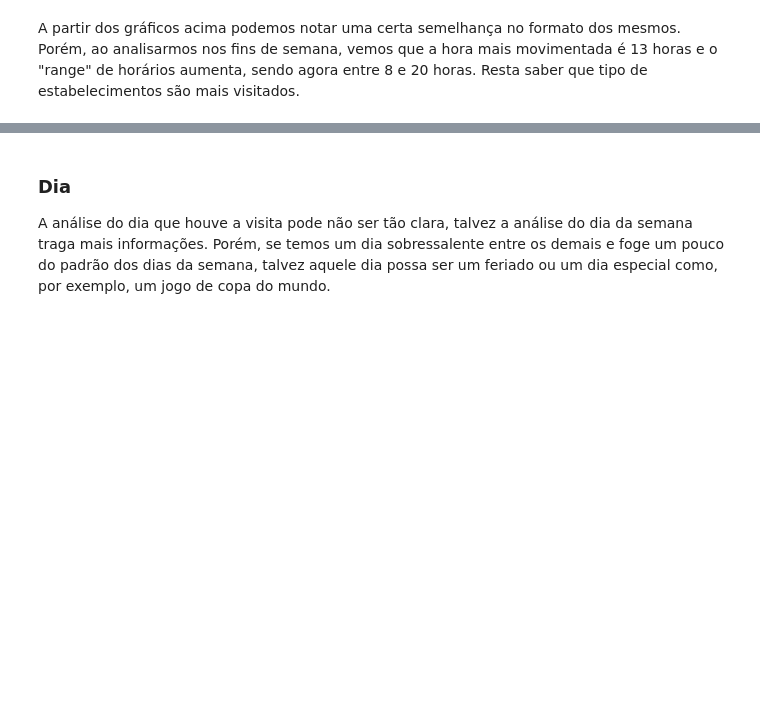
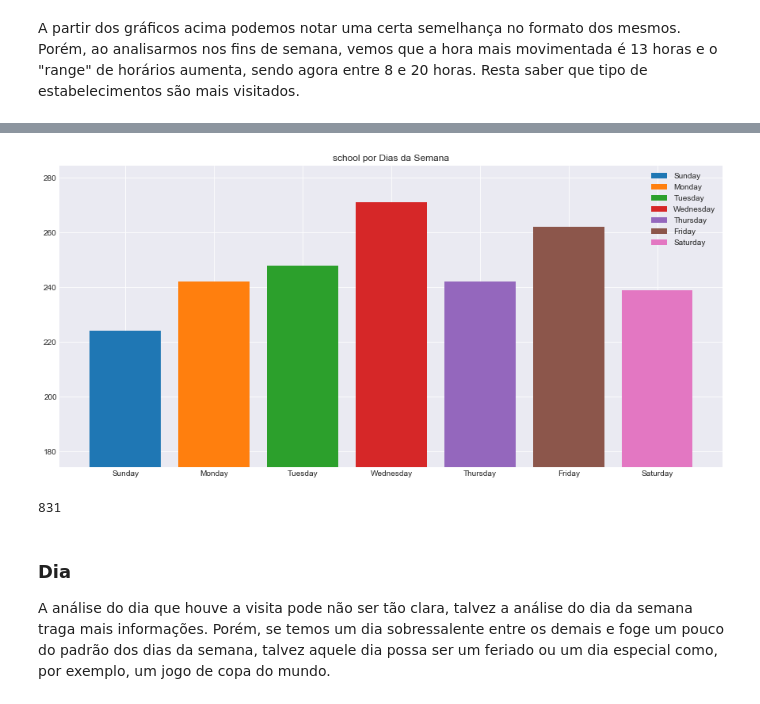
Before and after one commit to jvsn19/analise_varejo, a Jupyter notebook: Projeto.ipynb, the cells around one changed output, grey strips where cells are left out. Drawn from its saved outputs; the diff is of its cells as text; code cells hidden in the pictures; blank space fills up the shorter version.

```diff
--- a/Projeto.ipynb
+++ b/Projeto.ipynb
@@ -241,3 +284,28 @@ py.iplot(lines, filename='week_days_by_hour_linechart')
+# %%
+group_by_week_day_category = dataset.groupby(by='categoria')['day_of_week'].value_counts()
+'''
+    # Método para plotar barcharts
+'''
+def barWeekCategoryDays(week_days, categories, figsize):
+    fig = plt.figure(figsize=figsize)
+    n_lines = len(categories)
+    n_cols = 1
+    for i in range(n_lines):
+        ax = fig.add_subplot(str(n_lines)+str(n_cols)+str(i+1))
+        ax.set_title(categories[i] + ' por Dias da Semana')
+        for week_day in week_days:
+            ax.bar(week_day, group_by_week_day_category[categories[i]][week_day], label=week_day)
+        ax.legend(bbox_to_anchor=(1.0, 1.0))
+        ax.set_ylim(ymin = group_by_week_day_category[categories[i]].min()-50)
+    plt.show()
+# %%
+barWeekCategoryDays(week_days, ['school'], (15,7))
+# %% [output]
+[figure, added]
+# %%
+group_by_week_day_category['restaurant']['Friday']
+# %% [output]
+831
 # %% [markdown]
 <h3>Dia</h3>
 <p>A análise do dia que houve a visita pode não ser tão clara, talvez a análise do dia da semana traga mais informações. Porém, se temos um dia sobressalente entre os demais e foge um pouco do padrão dos dias da semana, talvez aquele dia possa ser um feriado ou um dia especial como, por exemplo, um jogo de copa do mundo.</p>
```
Also changed, not shown: parts of 17 cells of this notebook, 2 other files.
